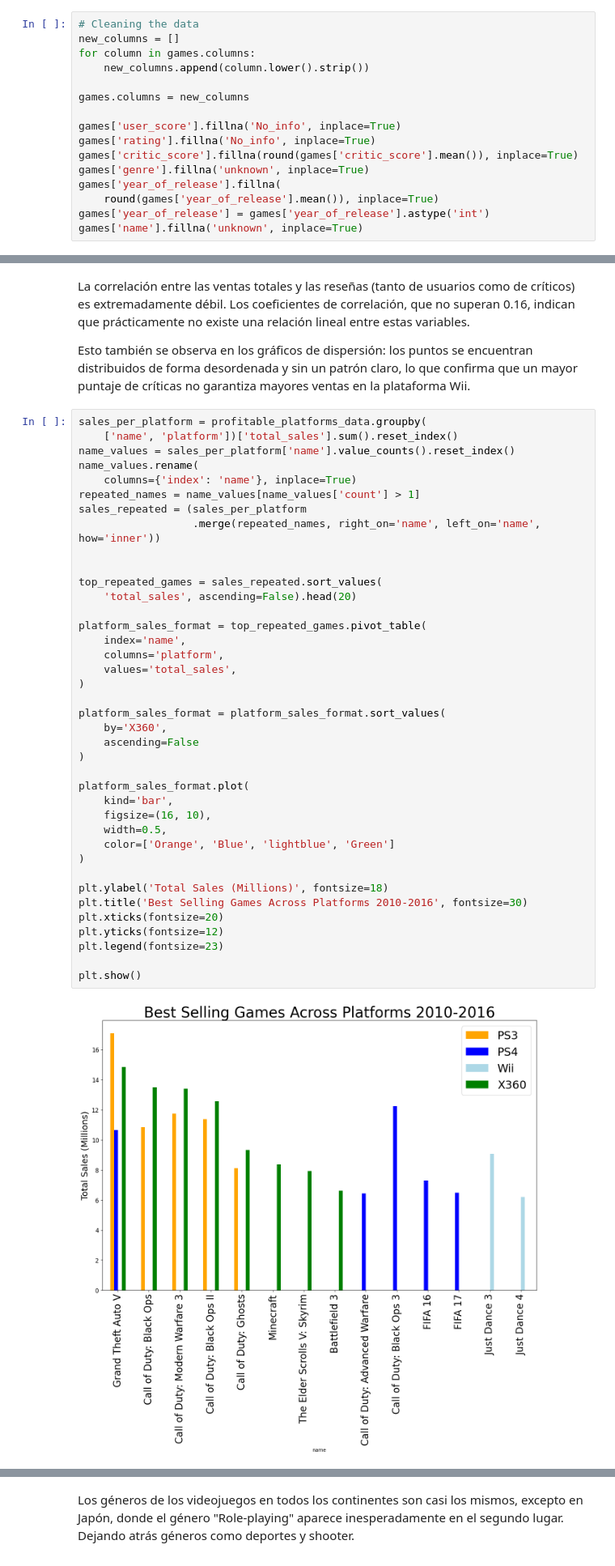
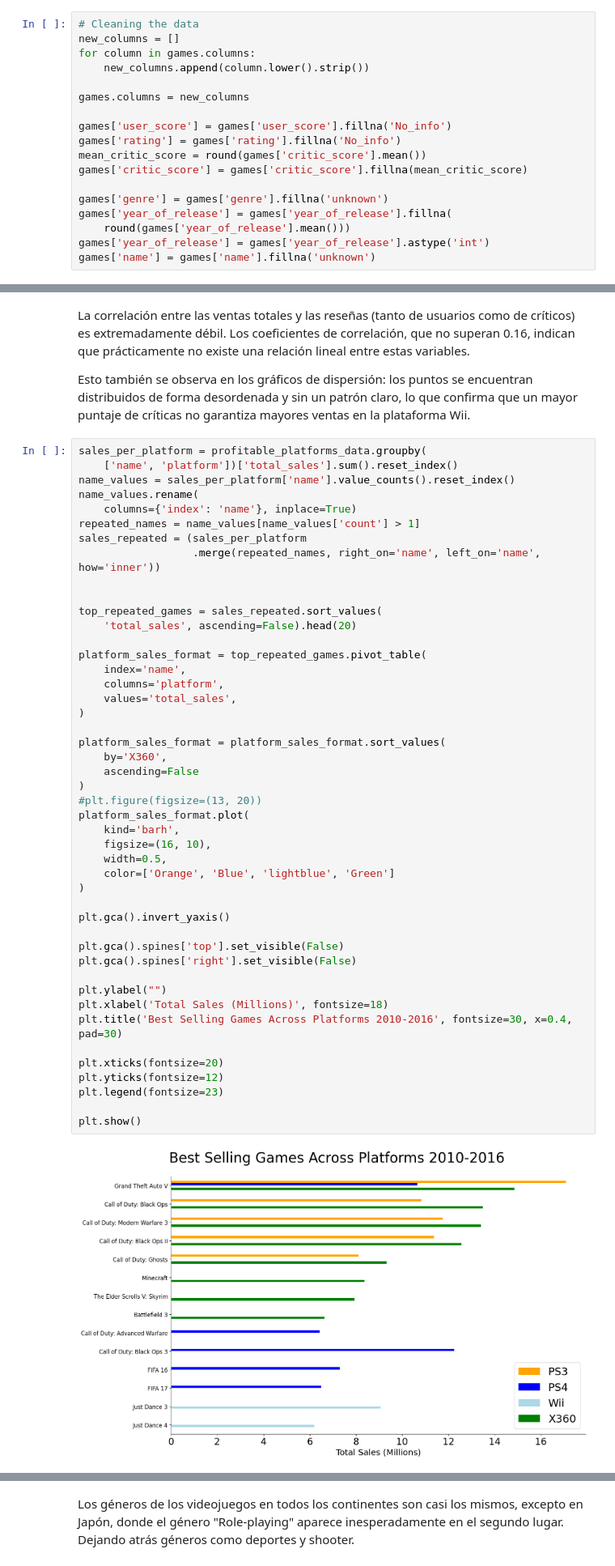
Before and after one commit to Ariexx122/videogame-sales-analysis, a Jupyter notebook: Games_analysis.ipynb, the cells around one changed output, grey strips where cells are left out. Shown at 81% size. Saved outputs shown, nothing was run; the diff lists cells and outputs as text.

```diff
--- a/Games_analysis.ipynb
+++ b/Games_analysis.ipynb
@@ -13,14 +13,16 @@ for column in games.columns:
 
 games.columns = new_columns
 
-games['user_score'].fillna('No_info', inplace=True)
-games['rating'].fillna('No_info', inplace=True)
-games['critic_score'].fillna(round(games['critic_score'].mean()), inplace=True)
-games['genre'].fillna('unknown', inplace=True)
-games['year_of_release'].fillna(
-    round(games['year_of_release'].mean()), inplace=True)
+games['user_score'] = games['user_score'].fillna('No_info')
+games['rating'] = games['rating'].fillna('No_info')
+mean_critic_score = round(games['critic_score'].mean())
+games['critic_score'] = games['critic_score'].fillna(mean_critic_score)
+
+games['genre'] = games['genre'].fillna('unknown')
+games['year_of_release'] = games['year_of_release'].fillna(
+    round(games['year_of_release'].mean()))
 games['year_of_release'] = games['year_of_release'].astype('int')
-games['name'].fillna('unknown', inplace=True)
+games['name'] = games['name'].fillna('unknown')
 # %% [markdown]
 La abreviatura "tbd" (proveniente de "to be determined") en la columna "user_score" probablemente indica que el juego aún no ha sido calificado; es decir, su puntuación está “por determinarse”. En cuanto a los valores NaN, es probable que representen que el videojuego nunca fue calificado o que el sitio web no cuenta con información disponible para ese campo en específico. Esto aplica a columnas como "user_score", "rating" y "critic_score".
 
@@ -172,38 +174,45 @@ name_values.rename(
 repeated_names = name_values[name_values['count'] > 1]
 sales_repeated = (sales_per_platform
                   .merge(repeated_names, right_on='name', left_on='name', how='inner'))
 
 
 top_repeated_games = sales_repeated.sort_values(
     'total_sales', ascending=False).head(20)
 
 platform_sales_format = top_repeated_games.pivot_table(
     index='name',
     columns='platform',
     values='total_sales',
 )
 
 platform_sales_format = platform_sales_format.sort_values(
     by='X360',
     ascending=False
 )
-
+#plt.figure(figsize=(13, 20))
 platform_sales_format.plot(
-    kind='bar',
+    kind='barh',
     figsize=(16, 10),
     width=0.5,
     color=['Orange', 'Blue', 'lightblue', 'Green']
 )
 
-plt.ylabel('Total Sales (Millions)', fontsize=18)
-plt.title('Best Selling Games Across Platforms 2010-2016', fontsize=30)
+plt.gca().invert_yaxis()
+
+plt.gca().spines['top'].set_visible(False)
+plt.gca().spines['right'].set_visible(False)
+
+plt.ylabel("")
+plt.xlabel('Total Sales (Millions)', fontsize=18)
+plt.title('Best Selling Games Across Platforms 2010-2016', fontsize=30, x=0.4, pad=30)
+
 plt.xticks(fontsize=20)
 plt.yticks(fontsize=12)
 plt.legend(fontsize=23)
 
 plt.show()
 # %% [output]
-[figure, old version]
+[figure, new version]
 # %% [markdown]
 El análisis comparativo de los juegos multiplataforma más vendidos entre 2010 y 2016 muestra un patrón claro en el desempeño de las distintas consolas. La X360 concentra, de forma consistente, las mayores ventas entre los títulos compartidos, lo que sugiere una base de usuarios más activa o una mejor posición en el mercado durante el periodo estudiado. La PS3 suele situarse en segundo lugar, manteniendo también un nivel de ventas sólido para la mayoría de estos juegos.
 
```
Also changed, not shown: parts of 1 cell of this notebook.
